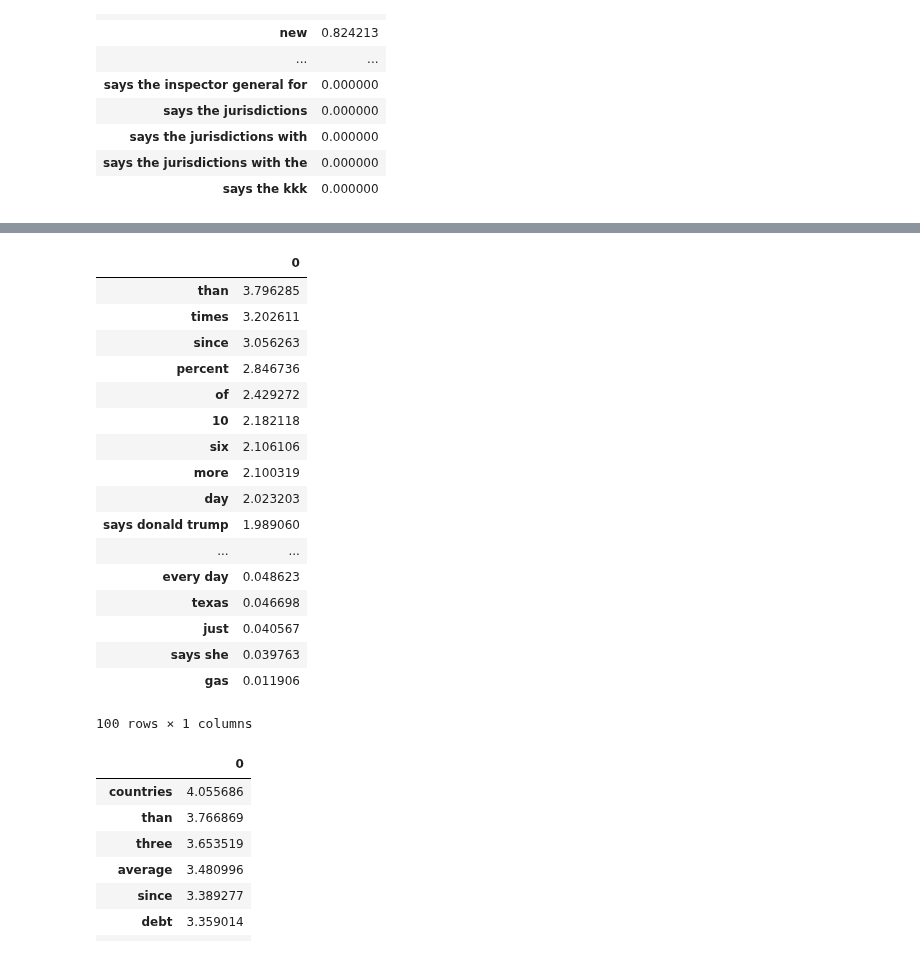
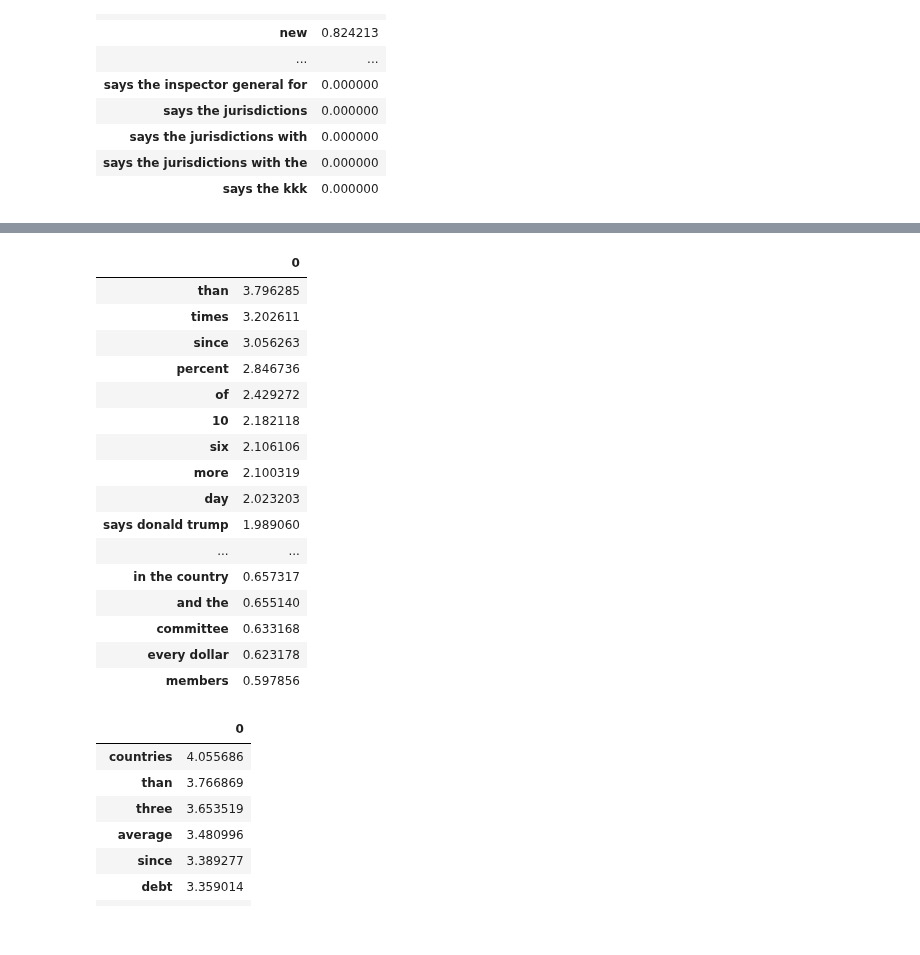
Before and after one commit to fuaadmire/thesis, a Jupyter notebook: Logreg_experiments_ranking.ipynb, the cells around one changed output, grey strips where cells are left out. Saved outputs shown, nothing was run; the diff lists cells and outputs as text; code cells hidden in the pictures.

```diff
--- a/Logreg_experiments_ranking.ipynb
+++ b/Logreg_experiments_ranking.ipynb
@@ -135,25 +137,24 @@ liar_random.T.sort_values(by=0, ascending=False).tail(20)
 # %%
 liar_split1.columns = [s.replace('_', ' ') for s in liar_split1.columns]
-liar_split1.T.sort_values(by=0, ascending=False).head(100)
+liar_split1.T.sort_values(by=0, ascending=False).head(50)
 # %% [output]
 |  | 0 |
 | than | 3.796285 |
 | times | 3.202611 |
 | since | 3.056263 |
 | percent | 2.846736 |
 | of | 2.429272 |
 | 10 | 2.182118 |
 | six | 2.106106 |
 | more | 2.100319 |
 | day | 2.023203 |
 | says donald trump | 1.989060 |
 | ... | ... |
-| every day | 0.048623 |
-| texas | 0.046698 |
-| just | 0.040567 |
-| says she | 0.039763 |
-| gas | 0.011906 |
+| in the country | 0.657317 |
+| and the | 0.655140 |
+| committee | 0.633168 |
+| every dollar | 0.623178 |
+| members | 0.597856 |
-100 rows × 1 columns
 # %%
 liar_split2.columns = [s.replace('_', ' ') for s in liar_split2.columns]
 liar_split2.T.sort_values(by=0, ascending=False).head(100)
```
Also changed, not shown: parts of 9 cells of this notebook, 3 other files.
